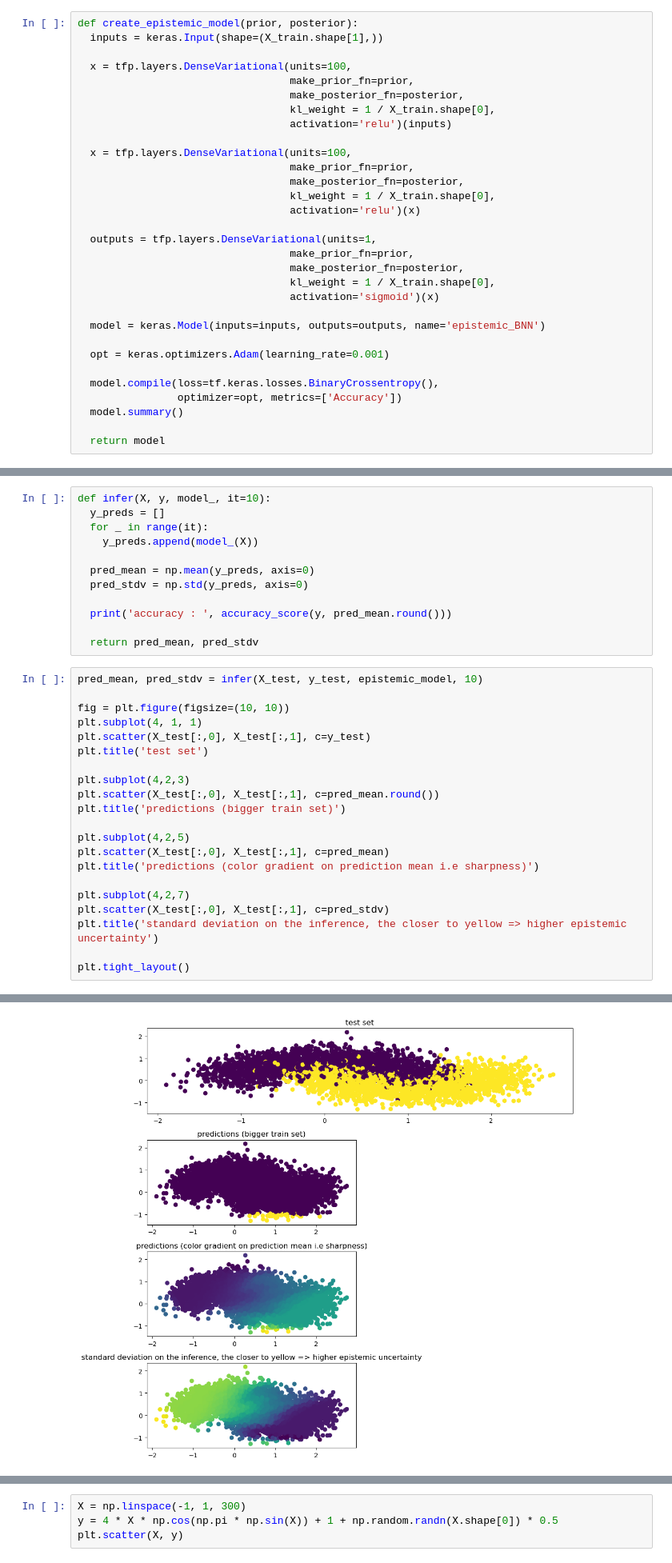
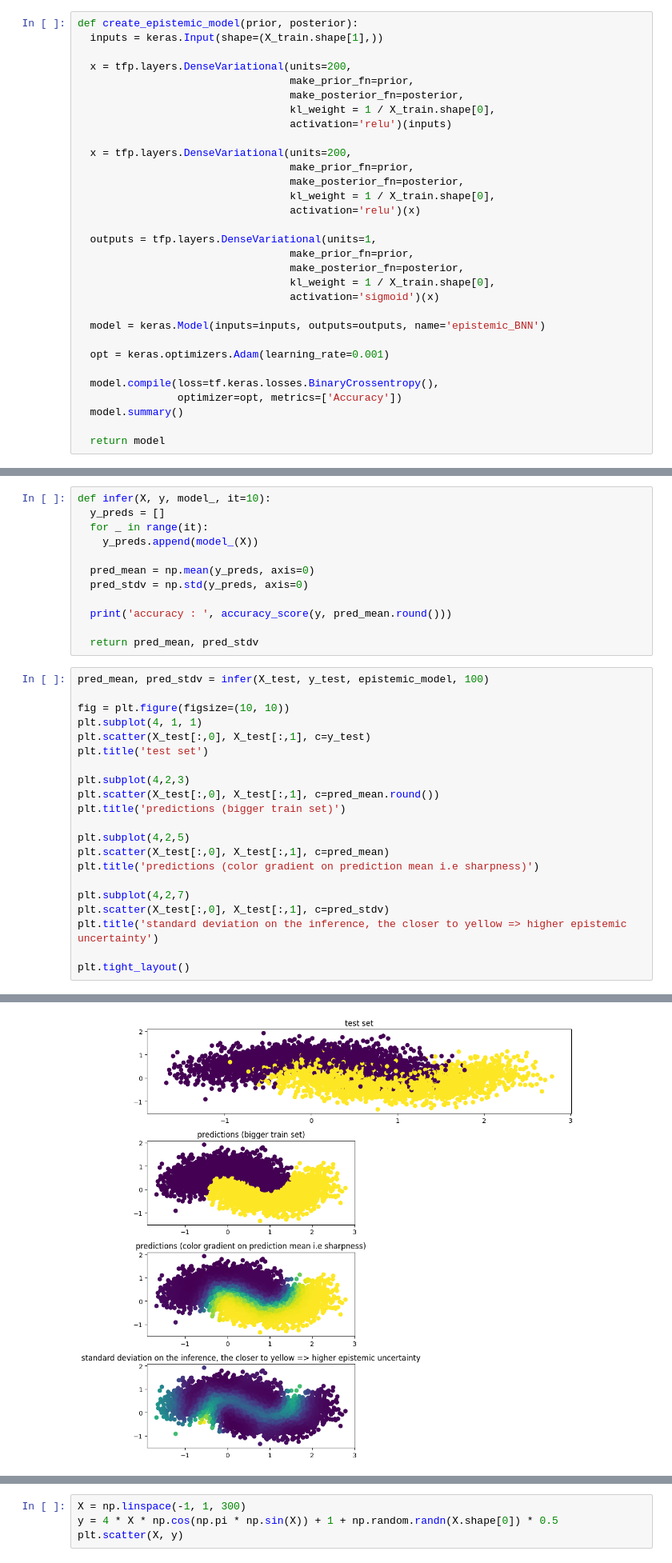
Before and after one commit to laurent-vouriot/Bayesian-Neural-Networks-and-uncertainty, a Jupyter notebook: aleatoric_vs_epistemic.ipynb, the cells around one changed output, grey strips where cells are left out. Shown at 80% size. Drawn from its saved outputs; the diff is of its cells as text.

```diff
--- a/aleatoric_vs_epistemic.ipynb
+++ b/aleatoric_vs_epistemic.ipynb
@@ -402,13 +414,13 @@ def posterior(kernel_size, bias_size, dtype=None):
 def create_epistemic_model(prior, posterior):
   inputs = keras.Input(shape=(X_train.shape[1],))
 
-  x = tfp.layers.DenseVariational(units=100,
+  x = tfp.layers.DenseVariational(units=200,
                                   make_prior_fn=prior,
                                   make_posterior_fn=posterior,
                                   kl_weight = 1 / X_train.shape[0],
                                   activation='relu')(inputs)
 
-  x = tfp.layers.DenseVariational(units=100,
+  x = tfp.layers.DenseVariational(units=200,
                                   make_prior_fn=prior,
                                   make_posterior_fn=posterior,
                                   kl_weight = 1 / X_train.shape[0],
@@ -464,7 +497,7 @@ def infer(X, y, model_, it=10):
 
   return pred_mean, pred_stdv
 # %%
-pred_mean, pred_stdv = infer(X_test, y_test, epistemic_model, 10)
+pred_mean, pred_stdv = infer(X_test, y_test, epistemic_model, 100)
 
 fig = plt.figure(figsize=(10, 10))
 plt.subplot(4, 1, 1)
@@ -489 +522 @@ accuracy :  0.5085
-[figure, old version]
+[figure, new version]
```
Also changed, not shown: parts of 38 cells of this notebook, 11 other files.
